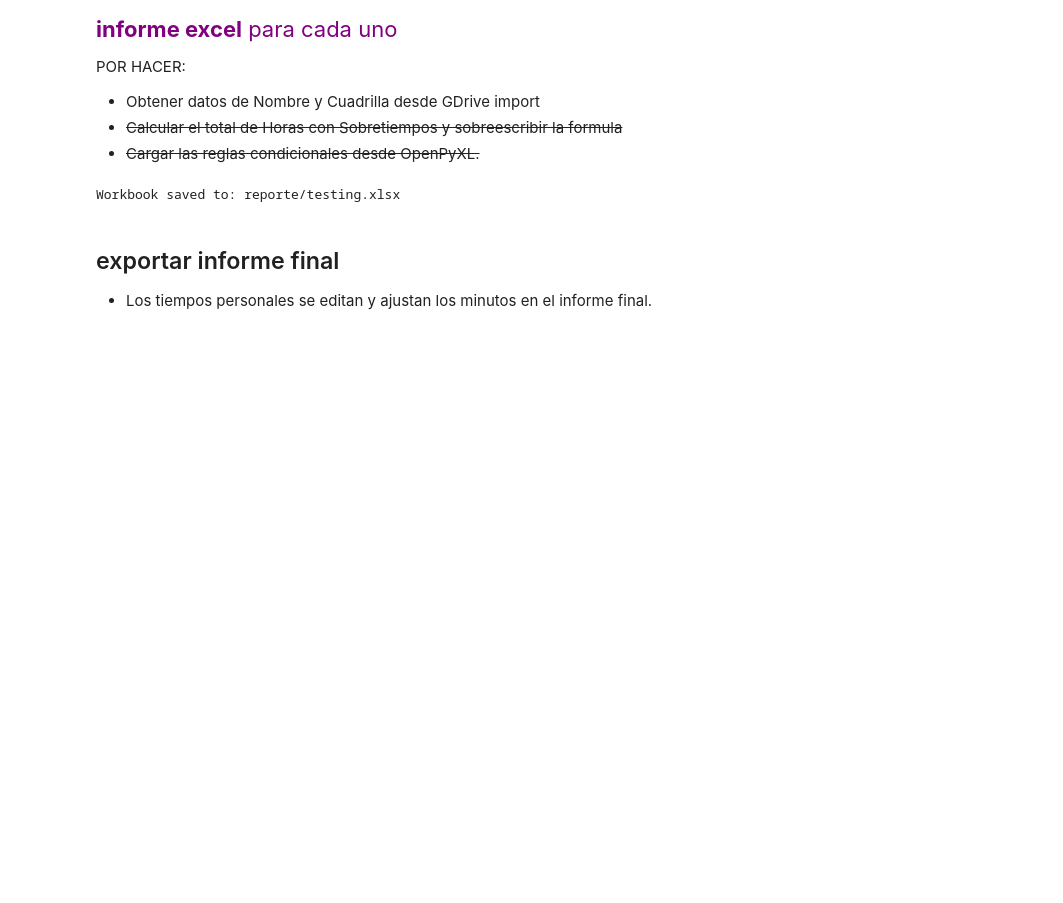
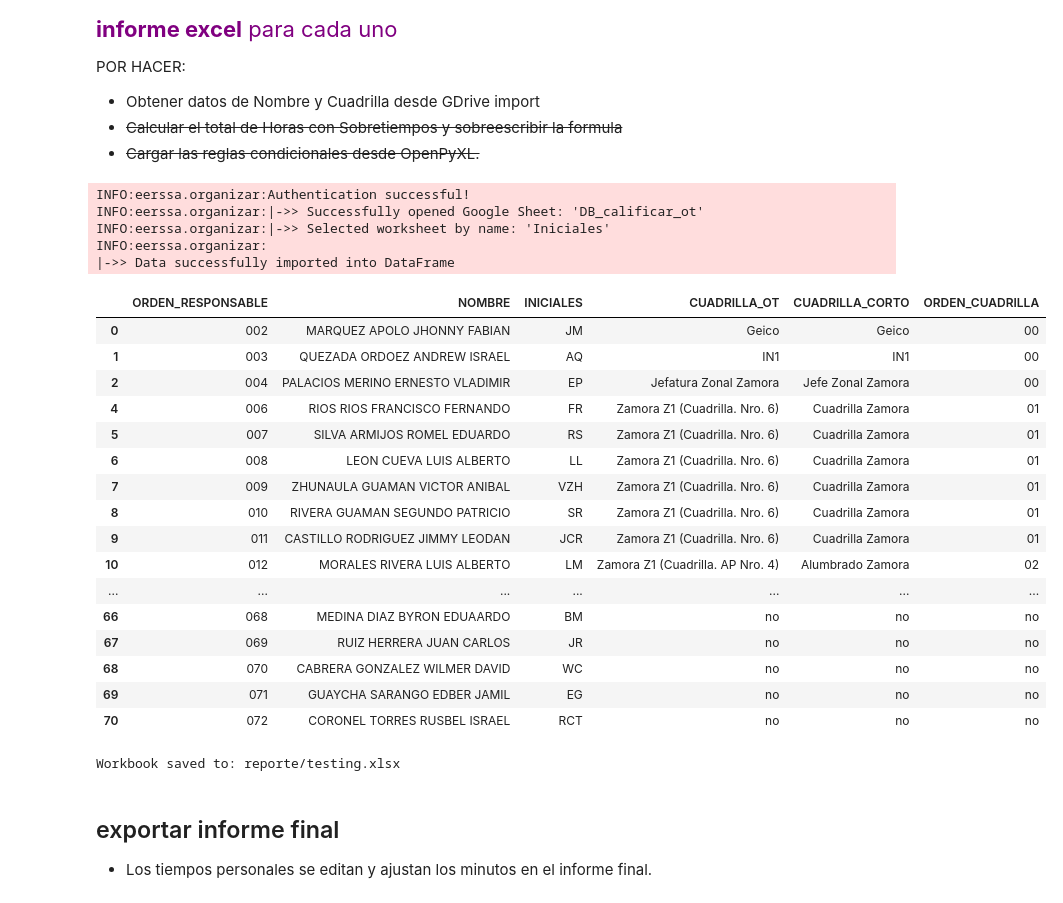
Before and after one commit to ernestopalacios/ordenes_de_trabajo, a Jupyter notebook: 04_DataLake.ipynb, the cells around one changed output. Drawn from its saved outputs; the diff is of its cells as text; code cells hidden in the pictures; blank space fills up the shorter version.

Commit message:
Ahora exporta nombres y Cuadrillas, tambien calcula MES y AÑO desde plantilla Excel

```diff
--- a/04_DataLake.ipynb
+++ b/04_DataLake.ipynb
@@ -1242,6 +1242,33 @@ POR HACER:
 - Obtener datos de Nombre y Cuadrilla desde GDrive import
 - ~~Calcular el total de Horas con Sobretiempos y sobreescribir la formula~~
 - ~~Cargar las reglas condicionales desde OpenPyXL.~~
+# %%
+from eerssa import organizar as gdrive    # download sheet from Google Drive
+df_datos_cuadrilla = gdrive.get_gsheet_df()
+df_datos_cuadrilla
+# %% [output]
+INFO:eerssa.organizar:Authentication successful!
+INFO:eerssa.organizar:|->> Successfully opened Google Sheet: 'DB_calificar_ot'
+INFO:eerssa.organizar:|->> Selected worksheet by name: 'Iniciales'
+INFO:eerssa.organizar:
+|->> Data successfully imported into DataFrame
+|  | ORDEN_RESPONSABLE | NOMBRE | INICIALES | CUADRILLA_OT | CUADRILLA_CORTO | ORDEN_CUADRILLA |
+| 0 | 002 | MARQUEZ APOLO JHONNY FABIAN | JM | Geico | Geico | 00 |
+| 1 | 003 | QUEZADA ORDOEZ ANDREW ISRAEL | AQ | IN1 | IN1 | 00 |
+| 2 | 004 | PALACIOS MERINO ERNESTO VLADIMIR | EP | Jefatura Zonal Zamora | Jefe Zonal Zamora | 00 |
+| 4 | 006 | RIOS RIOS FRANCISCO FERNANDO | FR | Zamora Z1 (Cuadrilla. Nro. 6) | Cuadrilla Zamora | 01 |
+| 5 | 007 | SILVA ARMIJOS ROMEL EDUARDO | RS | Zamora Z1 (Cuadrilla. Nro. 6) | Cuadrilla Zamora | 01 |
+| 6 | 008 | LEON CUEVA LUIS ALBERTO | LL | Zamora Z1 (Cuadrilla. Nro. 6) | Cuadrilla Zamora | 01 |
+| 7 | 009 | ZHUNAULA GUAMAN VICTOR ANIBAL | VZH | Zamora Z1 (Cuadrilla. Nro. 6) | Cuadrilla Zamora | 01 |
+| 8 | 010 | RIVERA GUAMAN SEGUNDO PATRICIO | SR | Zamora Z1 (Cuadrilla. Nro. 6) | Cuadrilla Zamora | 01 |
+| 9 | 011 | CASTILLO RODRIGUEZ JIMMY LEODAN | JCR | Zamora Z1 (Cuadrilla. Nro. 6) | Cuadrilla Zamora | 01 |
+| 10 | 012 | MORALES RIVERA LUIS ALBERTO | LM | Zamora Z1 (Cuadrilla. AP Nro. 4) | Alumbrado Zamora | 02 |
+| ... | ... | ... | ... | ... | ... | ... |
+| 66 | 068 | MEDINA DIAZ BYRON EDUAARDO | BM | no | no | no |
+| 67 | 069 | RUIZ HERRERA JUAN CARLOS | JR | no | no | no |
+| 68 | 070 | CABRERA GONZALEZ WILMER DAVID | WC | no | no | no |
+| 69 | 071 | GUAYCHA SARANGO EDBER JAMIL | EG | no | no | no |
+| 70 | 072 | CORONEL TORRES RUSBEL ISRAEL | RCT | no | no | no |
 # %%
 # Generar archivo de todos con Horas Extra
 
```
Also changed, not shown: parts of 2 cells of this notebook, 1 other file.
